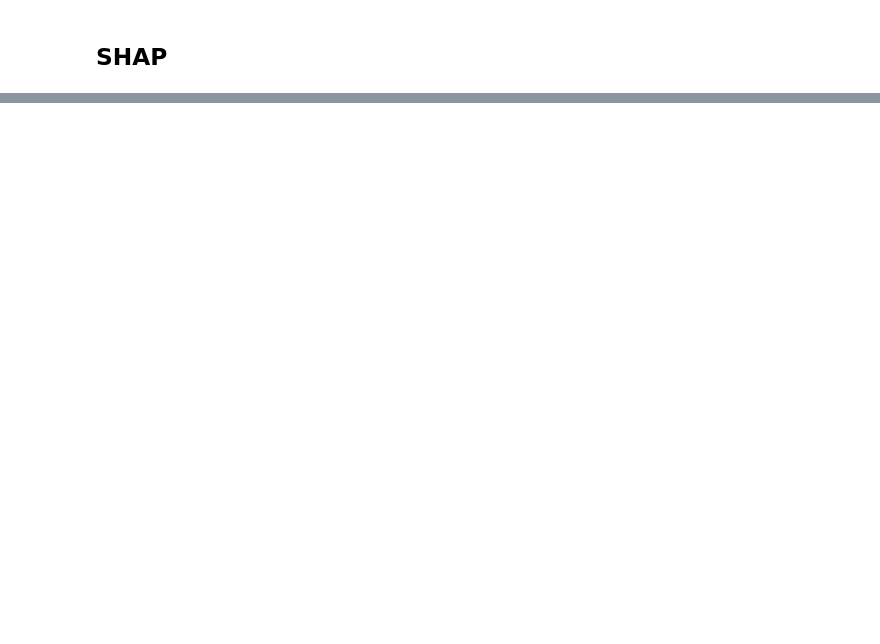
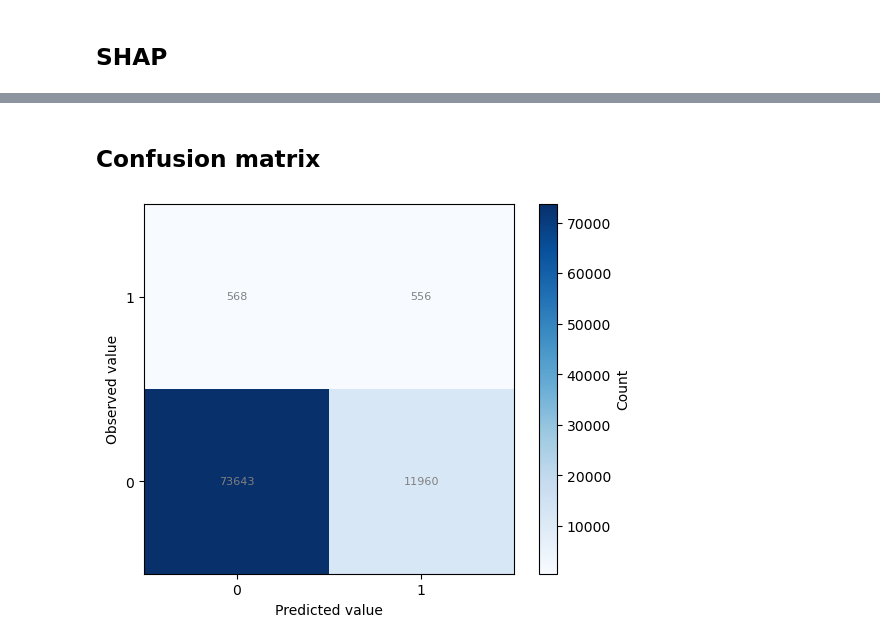
Before and after one commit to birth-outcomes/intrapartum_risk_pilot, a Jupyter notebook: 04_threshold_7.ipynb, the cells around one changed output, grey strips where cells are left out. Drawn from its saved outputs; the diff is of its cells as text; code cells hidden in the pictures; blank space fills up the shorter version.

```diff
--- a/04_threshold_7.ipynb
+++ b/04_threshold_7.ipynb
@@ -345,0 +403,28 @@ s.to_csv('./output/feature_selection_threshold_{threshold}.csv', header=False)
+# %% [markdown]
+## Confusion matrix
+# %%
+# Calculate values for confusion matrix
+y_predict = model.predict(X_test)
+cm = confusion_matrix(y_test, y_predict)
+
+fig = plt.figure()
+ax = fig.add_subplot()
+
+# Legend height
+shrink = 1
+
+# Visualize the confusion matrix with colors
+heatmap = ax.imshow(cm, cmap=plt.cm.Blues, origin='lower')
+plt.colorbar(heatmap, shrink=shrink, ax=ax, alpha=0.5, label='Count')
+#Add values to plot
+for i in range(len(cm)):
+    for j in range(len(cm[0])):
+        ax.text(j, i, cm[i][j], ha='center', va='center', color='grey', size=8)
+ax.set_xlabel('Predicted value')
+ax.set_ylabel('Observed value')
+loc = plticker.MultipleLocator(base=1.0)
+ax.xaxis.set_major_locator(loc)
+ax.yaxis.set_major_locator(loc)
+plt.show()
+# %% [output]
+[figure, added]
```
Also changed, not shown: parts of 24 cells of this notebook, 15 other files.
